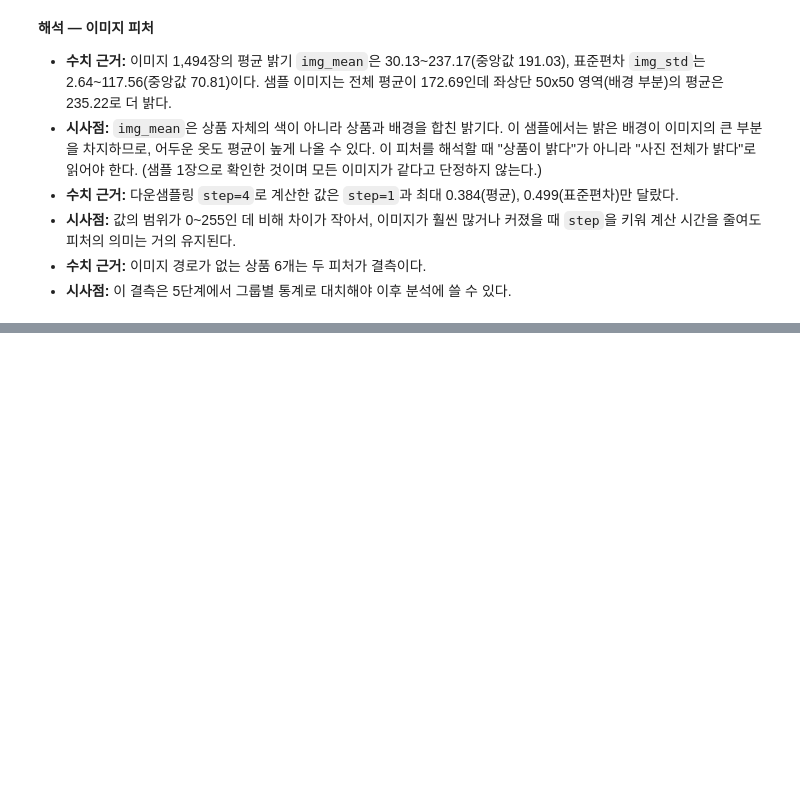
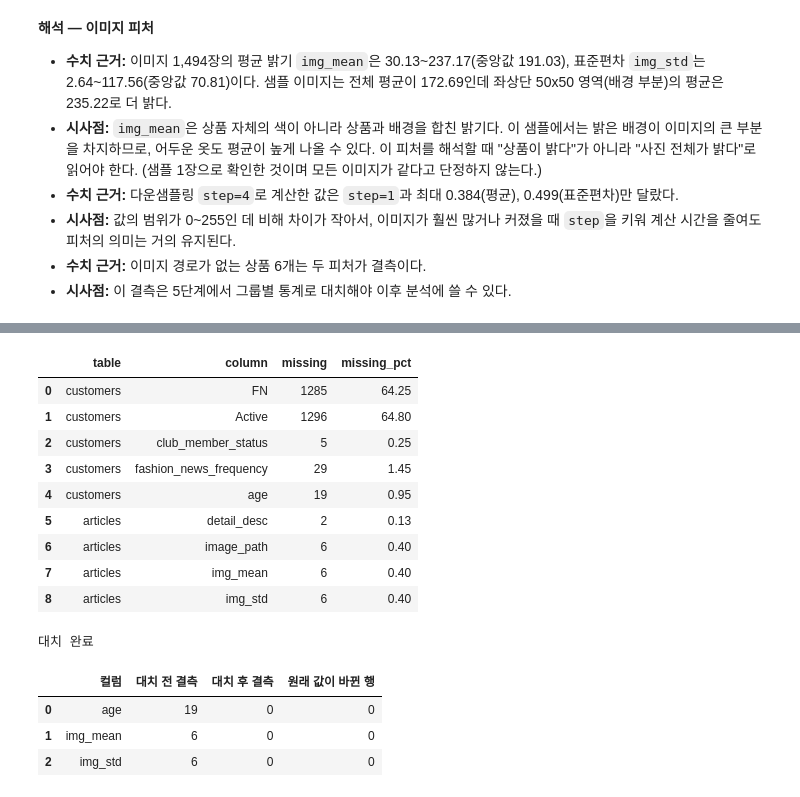
Before and after one commit to kimch0612/Codyssey_A1-1, a Jupyter notebook: notebooks/analysis_report.ipynb, the cells around one changed output, grey strips where cells are left out. Cells and saved outputs as stored; diff of their text form; code cells hidden in the pictures; blank space fills up the shorter version.

Commit message:
feat: pipeline.py, analysis_report.ipynb; missing_report(), handle_missing_values() 추가, 결측치 처리 노트북 5장 추가
Co-Authored-By: Claude Sonnet 5.5 <noreply@anthropic.com>

```diff
--- a/notebooks/analysis_report.ipynb
+++ b/notebooks/analysis_report.ipynb
@@ -595,0 +609,48 @@ print(f"행 x 열: {articles.shape[0]:,} x {articles.shape[1]} (추가 전 31열
+# %%
+# 대치 전 결측 현황 (세 테이블에서 결측이 있는 컬럼만)
+analyzer.missing_report()
+# %% [output]
+|  | table | column | missing | missing_pct |
+| 0 | customers | FN | 1285 | 64.25 |
+| 1 | customers | Active | 1296 | 64.80 |
+| 2 | customers | club_member_status | 5 | 0.25 |
+| 3 | customers | fashion_news_frequency | 29 | 1.45 |
+| 4 | customers | age | 19 | 0.95 |
+| 5 | articles | detail_desc | 2 | 0.13 |
+| 6 | articles | image_path | 6 | 0.40 |
+| 7 | articles | img_mean | 6 | 0.40 |
+| 8 | articles | img_std | 6 | 0.40 |
+# %%
+# 대치 전 값을 복사해 둔다(전후 비교용).
+before = {
+    "age": analyzer.customers["age"].copy(),
+    "img_mean": analyzer.articles["img_mean"].copy(),
+    "img_std": analyzer.articles["img_std"].copy(),
+}
+
+analyzer.handle_missing_values("customers", "age", group_col="club_member_status", strategy="median")
+analyzer.handle_missing_values("articles", "img_mean", group_col="colour_group_name", strategy="median")
+analyzer.handle_missing_values("articles", "img_std", group_col="colour_group_name", strategy="median")
+print("대치 완료")
+# %% [output]
+대치 완료
+# %%
+# 대치 전후 결측 수와, 원래 값이 있던 행이 바뀌지 않았는지 확인한다.
+after = {
+    "age": analyzer.customers["age"],
+    "img_mean": analyzer.articles["img_mean"],
+    "img_std": analyzer.articles["img_std"],
+}
+rows = []
+for name, filled in after.items():
+    was_missing = before[name].isna()
+    rows.append({"컬럼": name,
+                 "대치 전 결측": int(was_missing.sum()),
+                 "대치 후 결측": int(filled.isna().sum()),
+                 "원래 값이 바뀐 행": int((filled[~was_missing] != before[name][~was_missing]).sum())})
+pd.DataFrame(rows)
+# %% [output]
+|  | 컬럼 | 대치 전 결측 | 대치 후 결측 | 원래 값이 바뀐 행 |
+| 0 | age | 19 | 0 | 0 |
+| 1 | img_mean | 6 | 0 | 0 |
+| 2 | img_std | 6 | 0 | 0 |
```
Also changed, not shown: parts of 7 cells of this notebook, 1 other file.
